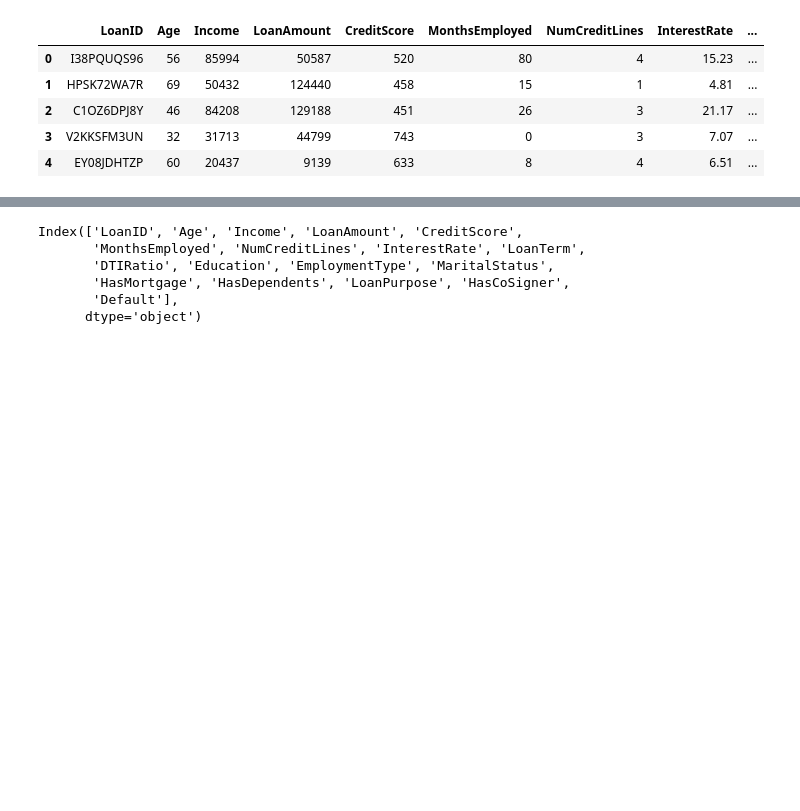
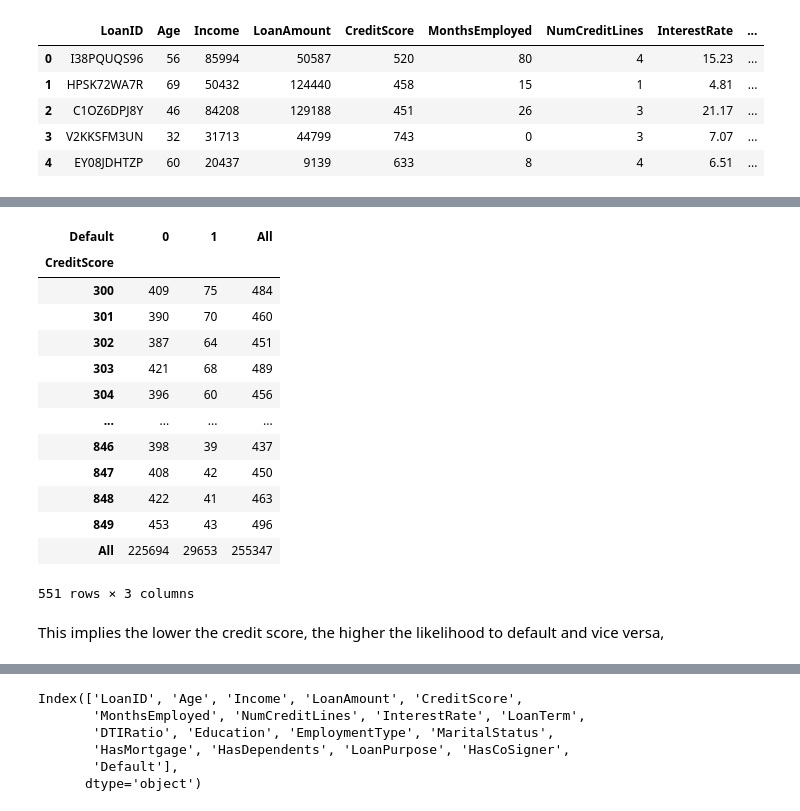
Before and after one commit to kkpro18/PredictingLoanDefaults, a Jupyter notebook: PredictingLoanDefaults.ipynb, the cells around one changed output, grey strips where cells are left out. Saved outputs shown, nothing was run; the diff lists cells and outputs as text; code cells hidden in the pictures; blank space fills up the shorter version.

```diff
--- a/PredictingLoanDefaults.ipynb
+++ b/PredictingLoanDefaults.ipynb
@@ -17,0 +54,19 @@ data.head()
+# %%
+pd.crosstab(data['CreditScore'], data['Default'], margins=True)
+# %% [output]
+| Default | 0 | 1 | All |
+| CreditScore |  |  |  |
+| 300 | 409 | 75 | 484 |
+| 301 | 390 | 70 | 460 |
+| 302 | 387 | 64 | 451 |
+| 303 | 421 | 68 | 489 |
+| 304 | 396 | 60 | 456 |
+| ... | ... | ... | ... |
+| 846 | 398 | 39 | 437 |
+| 847 | 408 | 42 | 450 |
+| 848 | 422 | 41 | 463 |
+| 849 | 453 | 43 | 496 |
+| All | 225694 | 29653 | 255347 |
+551 rows × 3 columns
+# %% [markdown]
+This implies the lower the credit score, the higher the likelihood to default and vice versa,
```
Also changed, not shown: parts of 32 cells of this notebook.
